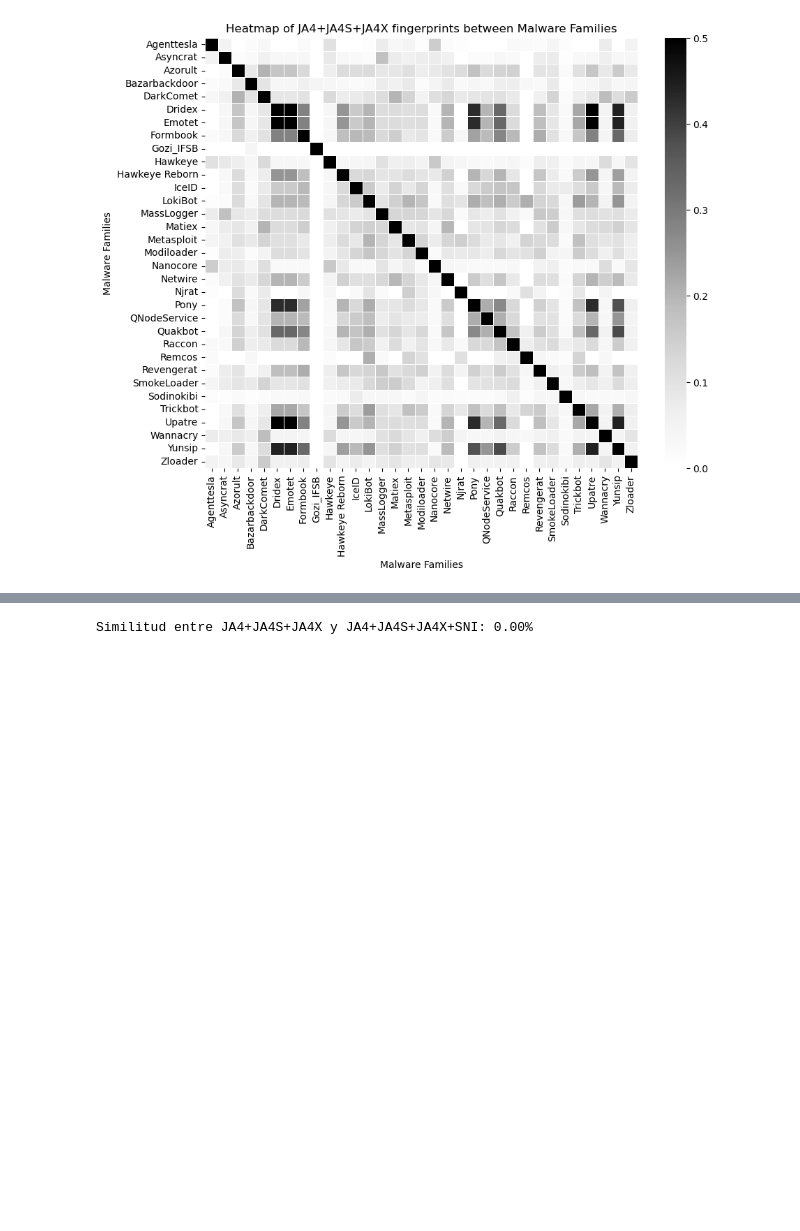
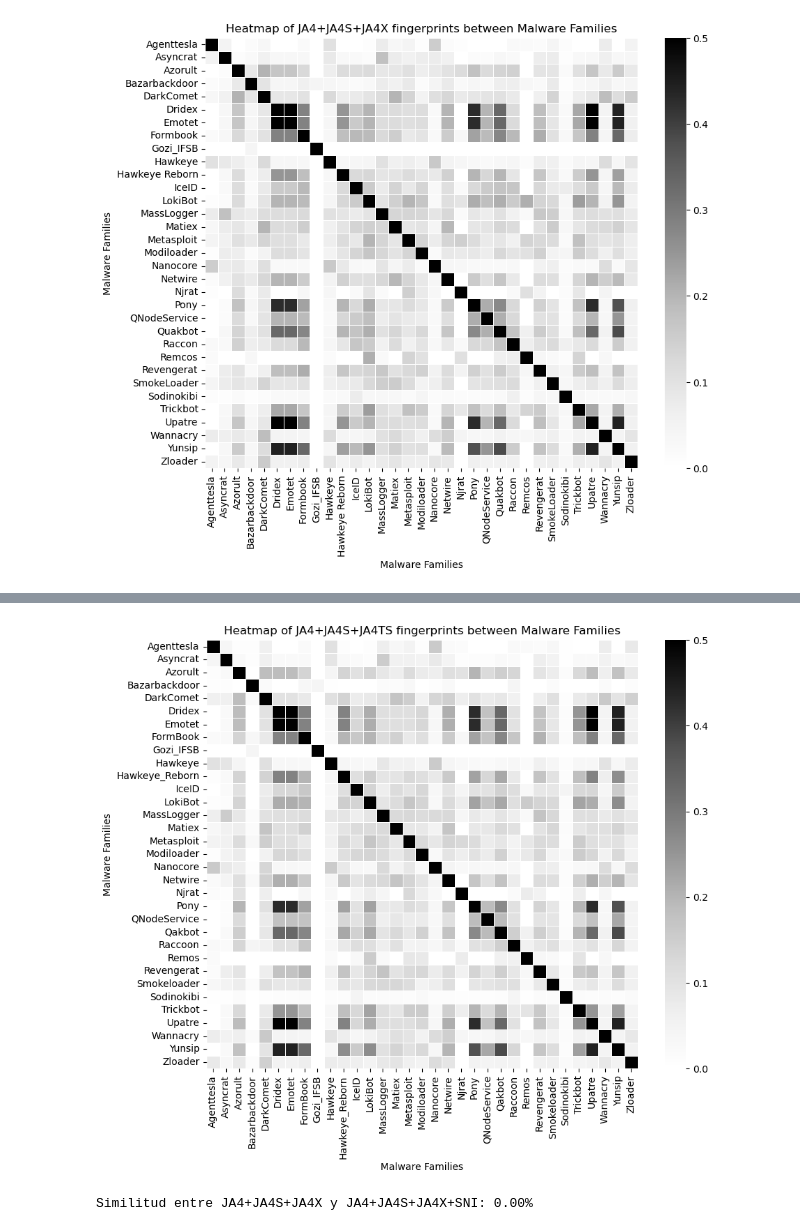
Before and after one commit to fingopolo/MalJA4DIST, a Jupyter notebook: model/heatmaps.ipynb, the cells around one changed output, grey strips where cells are left out. Saved outputs shown, nothing was run; the diff lists cells and outputs as text; code cells hidden in the pictures; blank space fills up the shorter version.

```diff
--- a/model/heatmaps.ipynb
+++ b/model/heatmaps.ipynb
@@ -601,0 +604,7 @@ plt.show()
+# %%
+df["JA4+JA4S+JA4TS"] = df["JA4hash"].astype(str) + "_" + df["JA4Shash"].astype(str) + "_" + df["ja4ts"].astype(str)
+
+ja4_ja4s_ja4ts_families = df.groupby("AppName")["JA4+JA4S+JA4TS"].apply(set).to_dict()
+
+for family, ja4 in ja4_ja4s_ja4ts_families.items():
+    print(f"{family}: {len(ja4)} huellas únicas")
@@ -602,3 +677,24 @@ plt.show()
+# %%
+import seaborn as sns
+import matplotlib.pyplot as plt
+
+
+plt.figure(figsize=(10, 8))
+
+
+sns.heatmap(df_similitud_ja4_ja4s_ja4ts, cmap="Greys", linewidths=0.5, cbar=True, xticklabels=True, yticklabels=True)
+
+
+plt.title("Heatmap of JA4+JA4S+JA4TS fingerprints between Malware Families")
+plt.xlabel("Malware Families")
+plt.ylabel("Malware Families")
+
+plt.savefig('malware_families_JA4_JA4S_JA4TS.pdf', bbox_inches='tight', dpi=300)
+
+
+plt.show()
+# %% [output]
+[figure, added]
 # %%
 similitud = df["JA4+JA4S+JA4X"].eq(df["JA4+JA4S+JA4X+SNI"]).mean()
 print(f"Similitud entre JA4+JA4S+JA4X y JA4+JA4S+JA4X+SNI: {similitud:.2%}")
```
Also changed, not shown: parts of 21 cells of this notebook, 5 other files.
